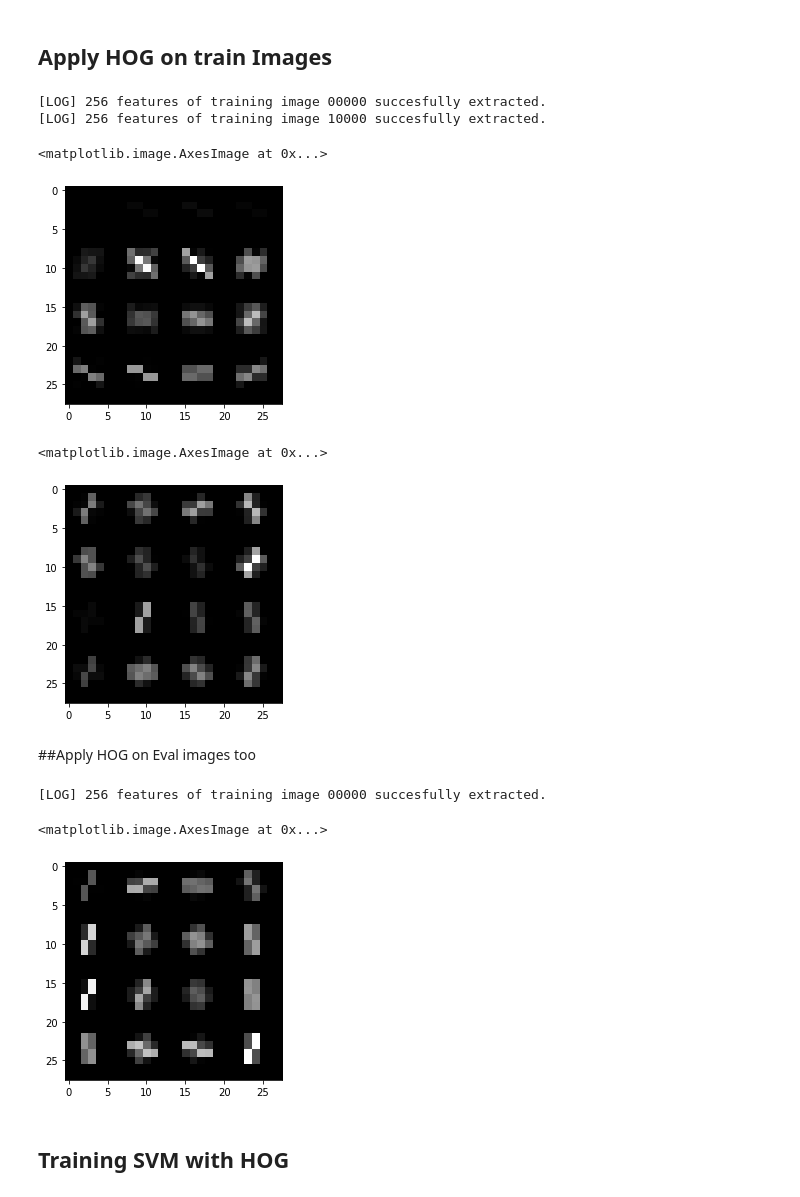
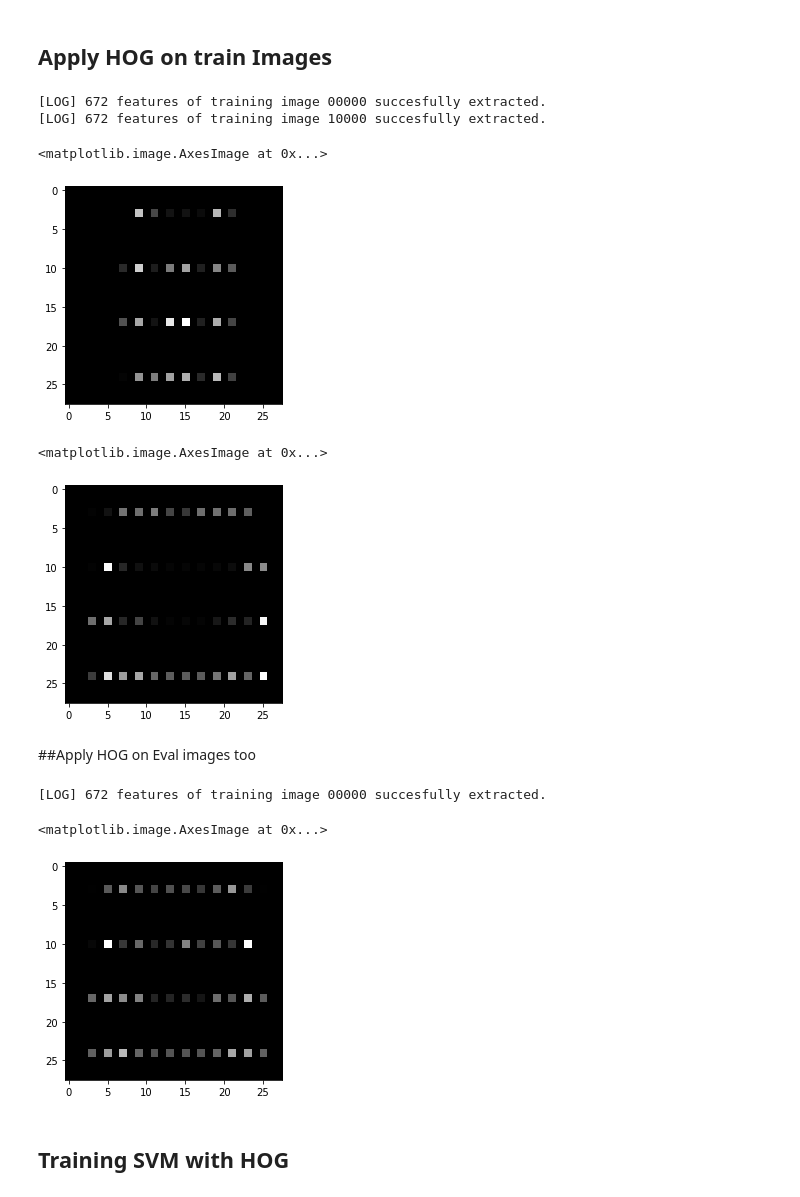
Before and after one commit to don3tan/MLCodingChallenge, a Jupyter notebook: PCA_FeatureSelection.ipynb, the cells around one changed output. Drawn from its saved outputs; the diff is of its cells as text; code cells hidden in the pictures.

```diff
--- a/PCA_FeatureSelection.ipynb
+++ b/PCA_FeatureSelection.ipynb
@@ -525,7 +515,7 @@ hog_sampled_train_images = sampled_train_images.apply(lambda x : x.values.reshap
 hog_train_images = pd.DataFrame(train_images).apply(lambda x : x.values.reshape(28,28,1),axis=1)
 # %%
-orientation = 16
-pixel_cell = (7,7)
+orientation = 12
+pixel_cell = (7,2)
 
 ### Sampled Data Test
 # Orientation 4 with (14 x 14) cells = 62.8% accuracy
@@ -535,6 +525,13 @@ pixel_cell = (7,7)
 # Orientation 16 with (7 x 7) cells = 85.45% accuracy
 # Orientation 32 with (7 x 7) cells = 85.54% accuracy
 # Orientation 32 with (14 x 14) cells = 78.46% accuracy
+# Orientation 4 with (2,7) cells = 84.65% accuracy
+# Orientation 2 with (2,7) cells = 74.6% accuracy
+# Orientation 4 with (7,2) cells = 86.76% accuracy
+# Orientation 6 with (7,2) cells = 87.82% accuracy
+# Orientation 8 with (7,2) cells = 87.76% accuracy
+# Orientation 12 with (7,2) cells = 88.19% accuracy
+# Orientation 16 with (7,2) cells = 87.97% accuracy
 # %%
 # extract the hog features of all training images
 
@@ -543,10 +540,10 @@ train_images_hog_features = []
 train_images_hog_images = []
 
 # iterate over all training images
-for i, sampled_train_image in enumerate(hog_sampled_train_images):
+for i, train_image in enumerate(hog_sampled_train_images):
 
     # extract hog features of current training image
-    train_features, train_image = hog(eval_image, orientations=orientation, pixels_per_cell=pixel_cell, cells_per_block=(1, 1), visualize=True, transform_sqrt=True)
+    train_features, train_image = hog(train_image, orientations=orientation, pixels_per_cell=pixel_cell, cells_per_block=(1, 1), visualize=True, transform_sqrt=True)
     # print(hog(sampled_train_image, orientations=2, pixels_per_cell=(14, 14), cells_per_block=(1, 1), visualize=True))
     # collect extracted hog features
     train_images_hog_features.append(train_features)
@@ -558,18 +555,18 @@ for i, sampled_train_image in enumerate(hog_sampled_train_images):
         # print log message
         print('[LOG] {} features of training image {} succesfully extracted.'.format(str(len(train_features)), str(i).zfill(5)))
 # %% [output]
-[LOG] 256 features of training image 00000 succesfully extracted.
-[LOG] 256 features of training image 10000 succesfully extracted.
+[LOG] 672 features of training image 00000 succesfully extracted.
+[LOG] 672 features of training image 10000 succesfully extracted.
 # %%
-plt.imshow(train_images_hog_images[1000], cmap='gray')
+plt.imshow(train_images_hog_images[7097], cmap='gray')
 # %% [output]
 <matplotlib.image.AxesImage at 0x...>
-[figure, old version]
+[figure, new version]
 # %%
-plt.imshow(train_images_hog_images[300], cmap='gray')
+plt.imshow(train_images_hog_images[3100], cmap='gray')
 # %% [output]
 <matplotlib.image.AxesImage at 0x...>
-[figure, old version]
+[figure, new version]
 # %% [markdown]
 ##Apply HOG on Eval images too
 # %%
@@ -597,12 +594,12 @@ for i, eval_image in enumerate(hog_eval_images):
         # print log message
         print('[LOG] {} features of training image {} succesfully extracted.'.format(str(len(train_features)), str(i).zfill(5)))
 # %% [output]
-[LOG] 256 features of training image 00000 succesfully extracted.
+[LOG] 672 features of training image 00000 succesfully extracted.
 # %%
 plt.imshow(eval_images_hog_images[5000], cmap='gray')
 # %% [output]
 <matplotlib.image.AxesImage at 0x...>
-[figure, old version]
+[figure, new version]
 # %% [markdown]
 ## Training SVM with HOG
 # %%
```
Also changed, not shown: parts of 27 cells of this notebook.
